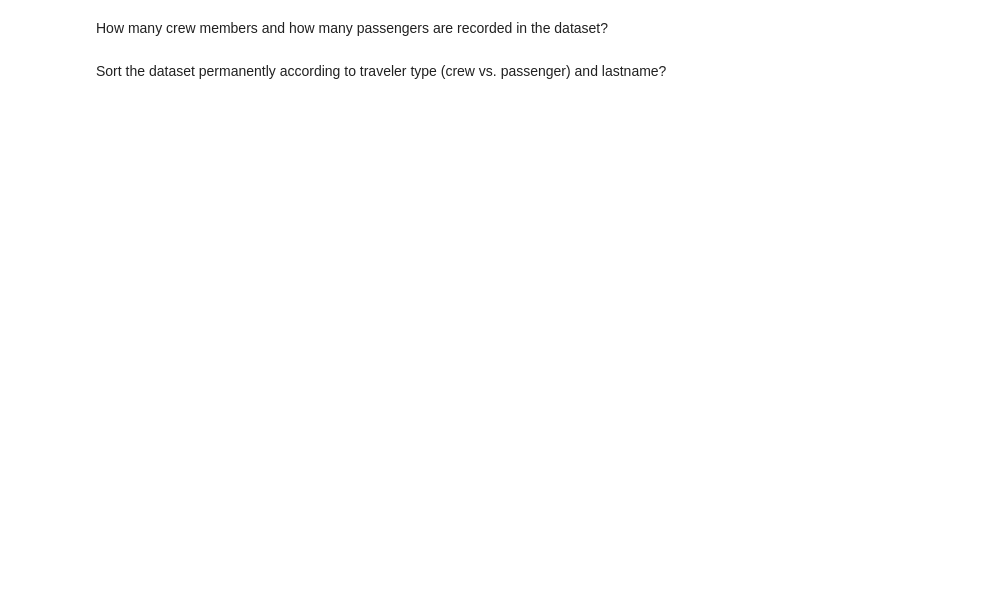
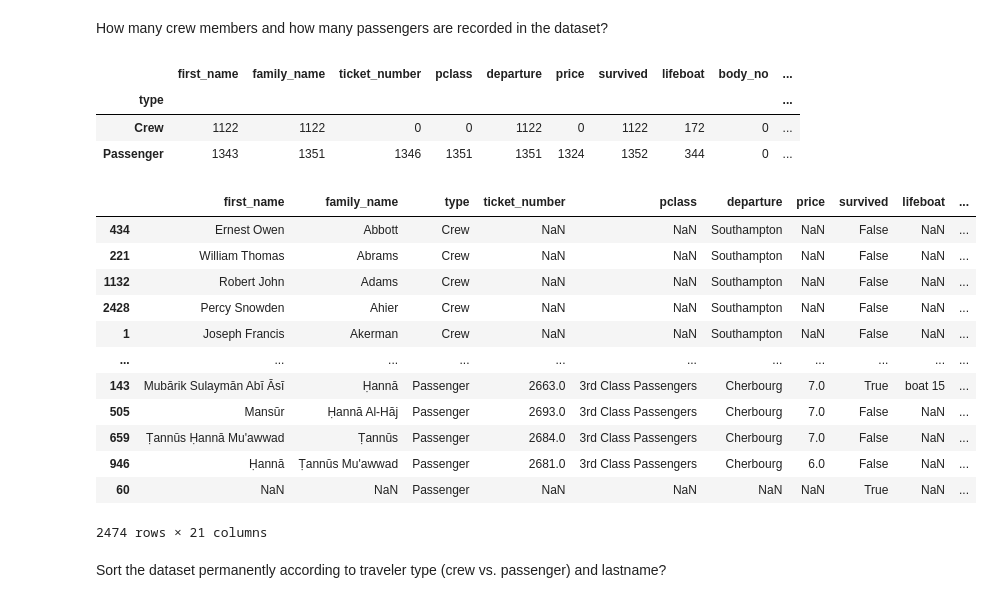
Before and after one commit to Metaphysicist1/FH-Kiel-Data-Science, a Jupyter notebook: TPL-DS/02_lecture/problemset.ipynb, the cells around one changed output. Saved outputs shown, nothing was run; the diff lists cells and outputs as text; code cells hidden in the pictures; blank space fills up the shorter version.

```diff
--- a/TPL-DS/02_lecture/problemset.ipynb
+++ b/TPL-DS/02_lecture/problemset.ipynb
@@ -20,4 +44,28 @@ df = pd.read_csv('titanic.csv')
 # %% [markdown]
 How many crew members and how many passengers are recorded in the dataset?
+# %%
+members = df.groupby('type').count()
+members
+# %% [output]
+|  | first_name | family_name | ticket_number | pclass | departure | price | survived | lifeboat | body_no | ... |
+| type |  |  |  |  |  |  |  |  |  | ... |
+| Crew | 1122 | 1122 | 0 | 0 | 1122 | 0 | 1122 | 172 | 0 | ... |
+| Passenger | 1343 | 1351 | 1346 | 1351 | 1351 | 1324 | 1352 | 344 | 0 | ... |
+# %%
+df
+# %% [output]
+|  | first_name | family_name | type | ticket_number | pclass | departure | price | survived | lifeboat | ... |
+| 434 | Ernest Owen | Abbott | Crew | NaN | NaN | Southampton | NaN | False | NaN | ... |
+| 221 | William Thomas | Abrams | Crew | NaN | NaN | Southampton | NaN | False | NaN | ... |
+| 1132 | Robert John | Adams | Crew | NaN | NaN | Southampton | NaN | False | NaN | ... |
+| 2428 | Percy Snowden | Ahier | Crew | NaN | NaN | Southampton | NaN | False | NaN | ... |
+| 1 | Joseph Francis | Akerman | Crew | NaN | NaN | Southampton | NaN | False | NaN | ... |
+| ... | ... | ... | ... | ... | ... | ... | ... | ... | ... | ... |
+| 143 | Mubārik Sulaymān Abī Āsī | Ḥannā | Passenger | 2663.0 | 3rd Class Passengers | Cherbourg | 7.0 | True | boat 15 | ... |
+| 505 | Mansūr | Ḥannā Al-Hāj | Passenger | 2693.0 | 3rd Class Passengers | Cherbourg | 7.0 | False | NaN | ... |
+| 659 | Ṭannūs Ḥannā Mu'awwad | Ṭannūs | Passenger | 2684.0 | 3rd Class Passengers | Cherbourg | 7.0 | False | NaN | ... |
+| 946 | Ḥannā | Ṭannūs Mu'awwad | Passenger | 2681.0 | 3rd Class Passengers | Cherbourg | 6.0 | False | NaN | ... |
+| 60 | NaN | NaN | Passenger | NaN | NaN | NaN | NaN | True | NaN | ... |
+2474 rows × 21 columns
 # %% [markdown]
 Sort the dataset permanently according to traveler type (crew vs. passenger) and lastname?
```
Also changed, not shown: parts of 7 cells of this notebook.
